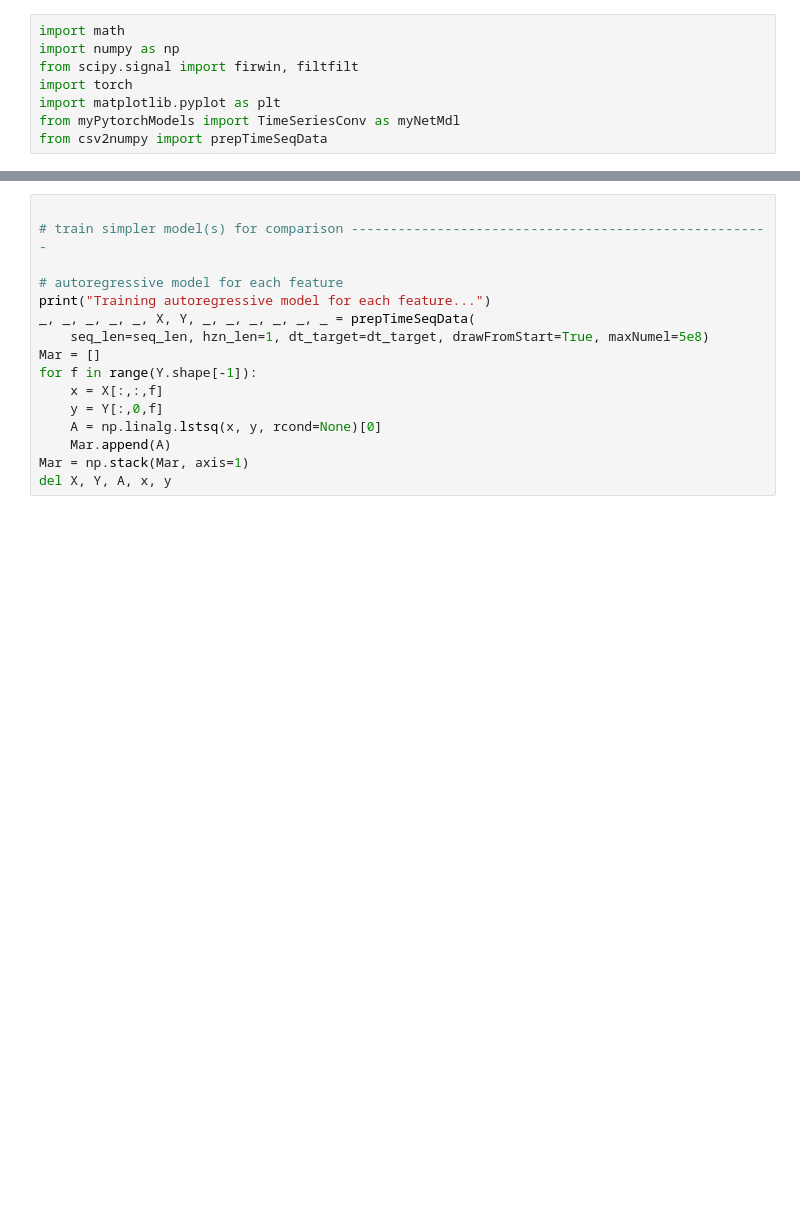
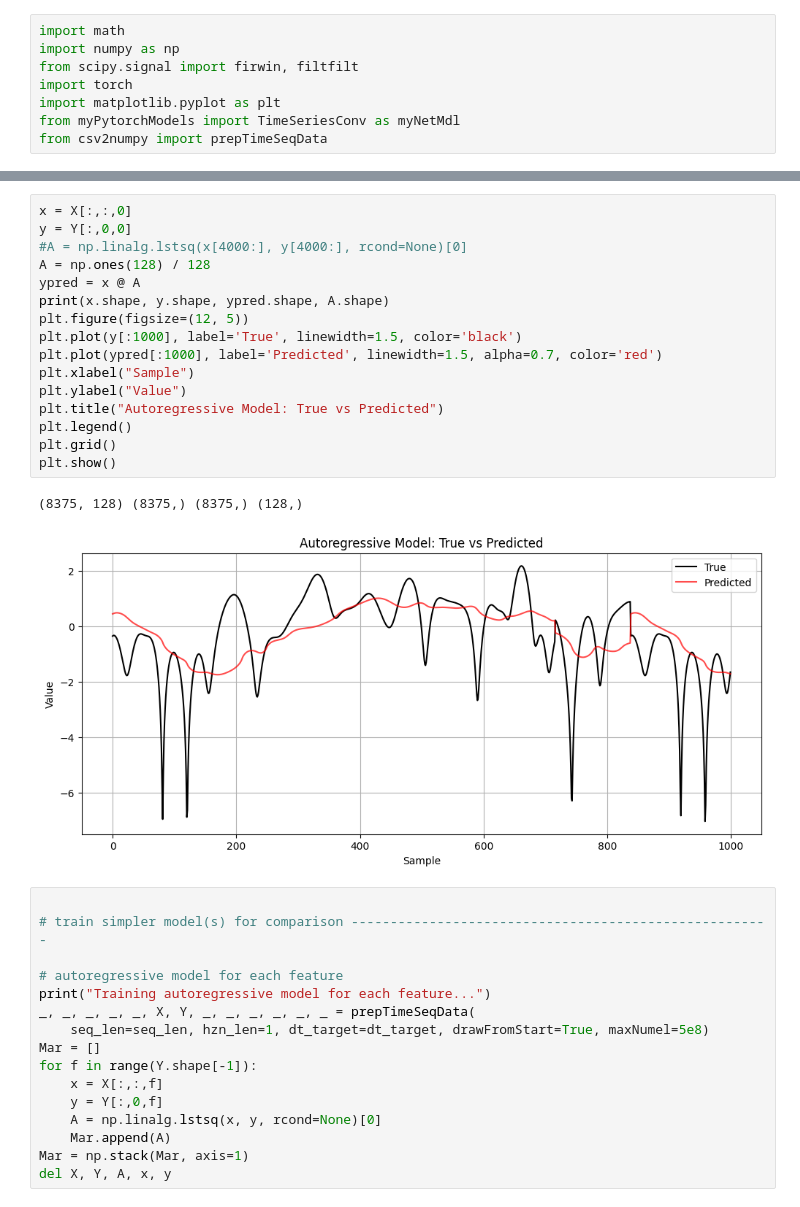
Before and after one commit to targinteanu/NeuralSystemID, a Jupyter notebook: transformer_network_simvis.ipynb, the cells around one changed output, grey strips where cells are left out. Cells and saved outputs as stored; diff of their text form; blank space fills up the shorter version.

```diff
--- a/transformer_network_simvis.ipynb
+++ b/transformer_network_simvis.ipynb
@@ -23,3 +30,22 @@ filtorder = 201
+# %%
+x = X[:,:,0]
+y = Y[:,0,0]
+#A = np.linalg.lstsq(x[4000:], y[4000:], rcond=None)[0]
+A = np.ones(128) / 128
+ypred = x @ A
+print(x.shape, y.shape, ypred.shape, A.shape)
+plt.figure(figsize=(12, 5))
+plt.plot(y[:1000], label='True', linewidth=1.5, color='black')
+plt.plot(ypred[:1000], label='Predicted', linewidth=1.5, alpha=0.7, color='red')
+plt.xlabel("Sample")
+plt.ylabel("Value")
+plt.title("Autoregressive Model: True vs Predicted")
+plt.legend()
+plt.grid()
+plt.show()
+# %% [output]
+(8375, 128) (8375,) (8375,) (128,)
+[figure, added]
 # %%
 
 # train simpler model(s) for comparison ------------------------------------------------------
```
Also changed, not shown: parts of 7 cells of this notebook.
